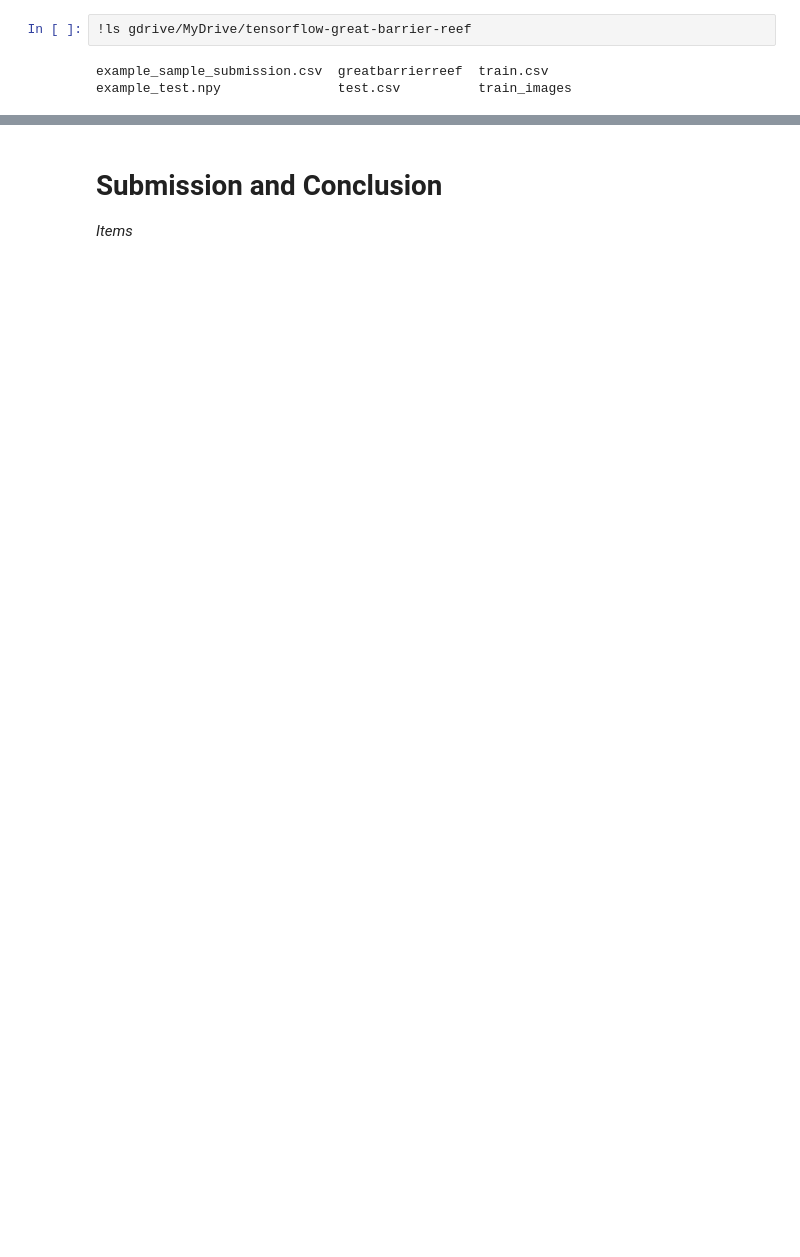
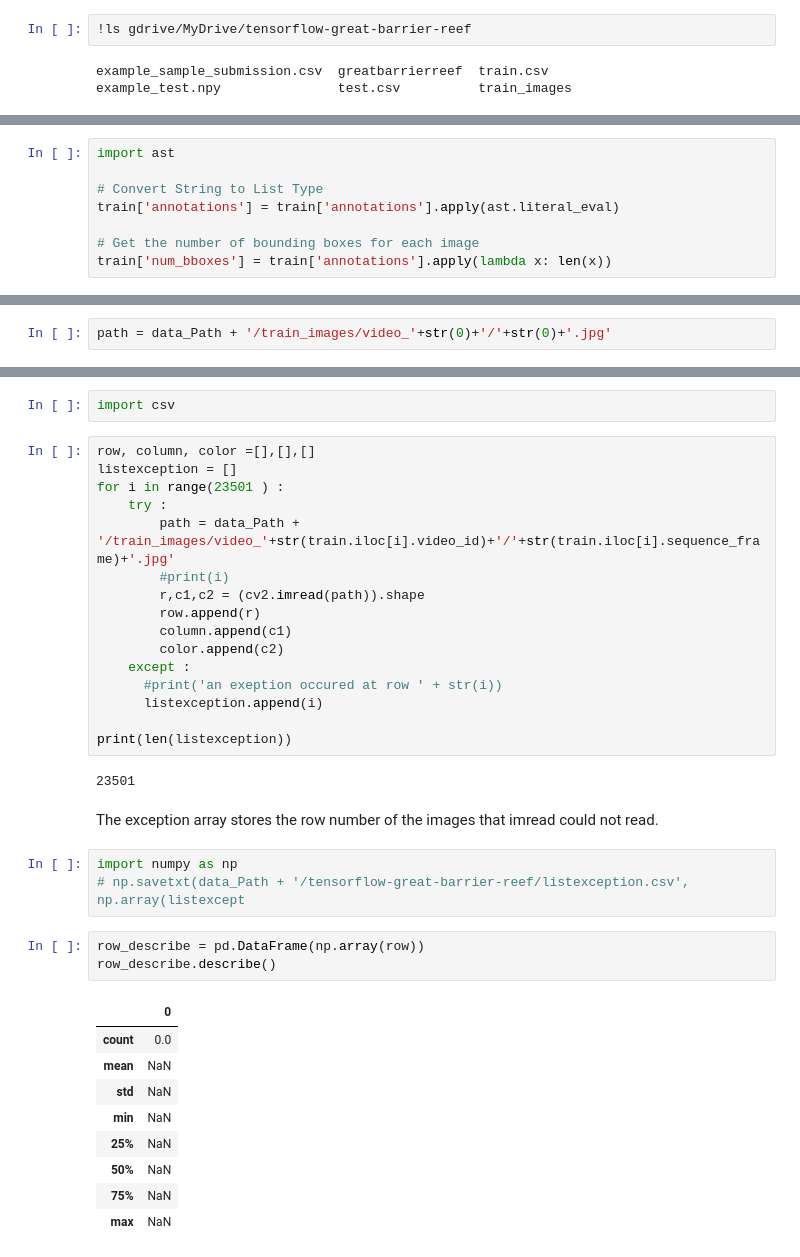
Before and after one commit to DhasiM/cots-detection, a Jupyter notebook: DSI_MasterNotebook.ipynb, the cells around one changed output, grey strips where cells are left out. Drawn from its saved outputs; the diff is of its cells as text; blank space fills up the shorter version.

```diff
--- a/DSI_MasterNotebook.ipynb
+++ b/DSI_MasterNotebook.ipynb
@@ -41,0 +143,8 @@ train.head()
+# %%
+import ast
+
+# Convert String to List Type
+train['annotations'] = train['annotations'].apply(ast.literal_eval)
+
+# Get the number of bounding boxes for each image
+train['num_bboxes'] = train['annotations'].apply(lambda x: len(x))
@@ -41,0 +195,2 @@ train.head()
+# %%
+path = data_Path + '/train_images/video_'+str(0)+'/'+str(0)+'.jpg'
@@ -119,4 +216,38 @@ Items
-# %% [markdown]
-# Submission and Conclusion
-
-*Items*
+# %%
+import csv
+# %%
+row, column, color =[],[],[]
+listexception = []
+for i in range(23501 ) :
+    try :
+        path = data_Path + '/train_images/video_'+str(train.iloc[i].video_id)+'/'+str(train.iloc[i].sequence_frame)+'.jpg'
+        #print(i)
+        r,c1,c2 = (cv2.imread(path)).shape
+        row.append(r)
+        column.append(c1)
+        color.append(c2)
+    except :
+      #print('an exeption occured at row ' + str(i))
+      listexception.append(i)
+
+print(len(listexception))
+# %% [output]
+23501
+# %% [markdown]
+The exception array stores the row number of the images that imread could not read.
+# %%
+import numpy as np
+# np.savetxt(data_Path + '/tensorflow-great-barrier-reef/listexception.csv', np.array(listexcept
+# %%
+row_describe = pd.DataFrame(np.array(row))
+row_describe.describe()
+# %% [output]
+|  | 0 |
+| count | 0.0 |
+| mean | NaN |
+| std | NaN |
+| min | NaN |
+| 25% | NaN |
+| 50% | NaN |
+| 75% | NaN |
+| max | NaN |
```
Also changed, not shown: parts of 101 cells of this notebook.
